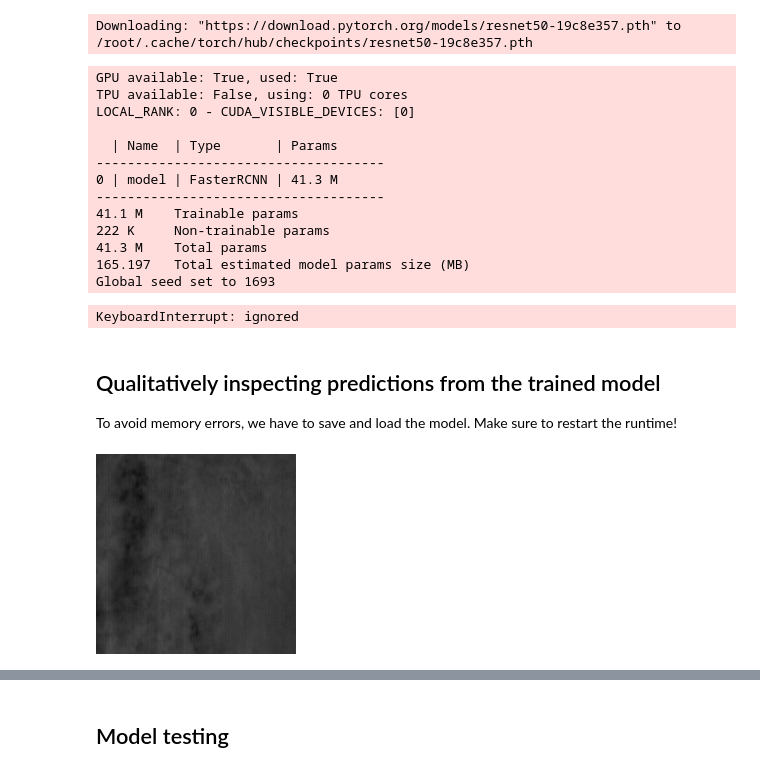
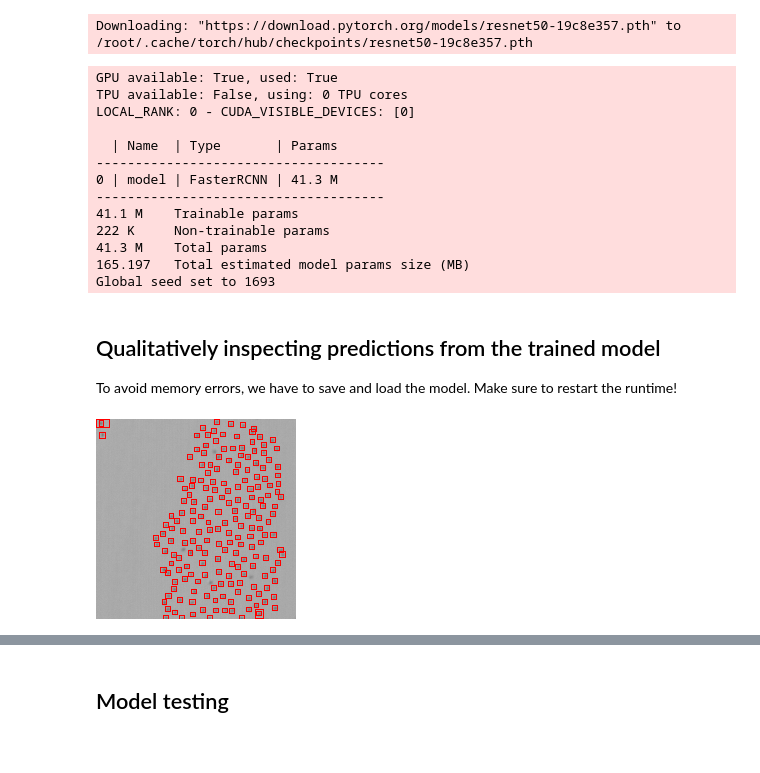
Before and after one commit to emiliolr/counting-cranes, a Jupyter notebook: object_detection/faster_rcnn_experiments.ipynb, the cells around one changed output, grey strips where cells are left out. Cells and saved outputs as stored; diff of their text form; code cells hidden in the pictures.

```diff
--- a/object_detection/faster_rcnn_experiments.ipynb
+++ b/object_detection/faster_rcnn_experiments.ipynb
@@ -92,10 +92,9 @@ HYPERPARAMETERS
  'iou_threshold_EVALUATION': 0.3,
  'learning_rate': 0.001}
 # %%
-
 #Creating a dataset and subsetting into train/validation/test splits - run the "seed_everything" directly before this cell!
 bird_dataset_train = BirdDataset(root_dir = DATA_FP,
-                                 transforms = get_transforms(train = True),
+                                 transforms = get_transforms(train = False), #TODO: TURN THIS BACK ON!
                                  tiling_method = 'random', #random tiling for training
                                  num_tiles = 5,
                                  max_neg_examples = 1,
@@ -133,7 +132,7 @@ checkpoint_dir = os.path.join(MODEL_SAVE_FP, 'faster_rcnn', 'trainer_checkpoints
 early_stopping_callback = EarlyStopping(monitor = 'Val_MAE', patience = 7, mode = 'min', min_delta = 5) #TODO: change this back to "Val_AP"/mode = 'max' if you want to monitor object detection metrics...
 lr_callback = LearningRateMonitor(logging_interval = 'step')
 
-trainer = Trainer(gpus = 1, max_epochs = 50, callbacks = [early_stopping_callback, lr_callback], default_root_dir = checkpoint_dir, logger = logger)
+trainer = Trainer(gpus = 1, max_epochs = 60, callbacks = [early_stopping_callback, lr_callback], default_root_dir = checkpoint_dir, logger = logger)
 trainer.fit(pl_model, train_dataloader = dataloader_train, val_dataloaders = dataloader_val)
 # %% [output]
 GPU available: True, used: True
@@ -149,6 +148,5 @@ LOCAL_RANK: 0 - CUDA_VISIBLE_DEVICES: [0]
 41.3 M    Total params
 165.197   Total estimated model params size (MB)
 Global seed set to 1693
-KeyboardInterrupt: ignored
 # %%
 #Saving the model
@@ -170,17 +168,17 @@ images, targets = images[0 : 10], targets[0 : 10]
 preds = pl_model(images)
 # %%
 #Plotting an image and predicted bboxes
-index = 0
+index = 4
 img = np.moveaxis(images[index].numpy(), 0, -1) * 255
 bboxes = preds[index]['boxes'].tolist()
 
 pil_img = Image.fromarray(img.astype(np.uint8))
 draw = ImageDraw.Draw(pil_img)
 for b in bboxes:
     draw.rectangle(b, outline = 'red', width = 1)
 pil_img
 # %% [output]
-[figure, old version]
+[figure, new version]
 # %%
 #Checking counts
 print(f'We predicted {len(bboxes)} birds and there are actually {len(targets[index]["boxes"])} birds in this image')
```
Also changed, not shown: parts of 7 cells of this notebook, 7 other files.
